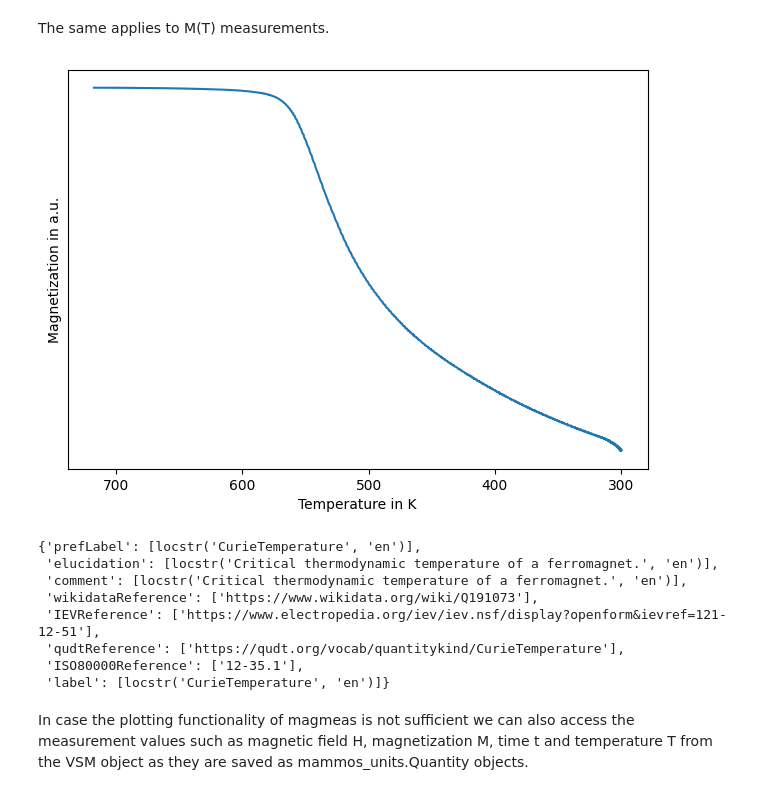
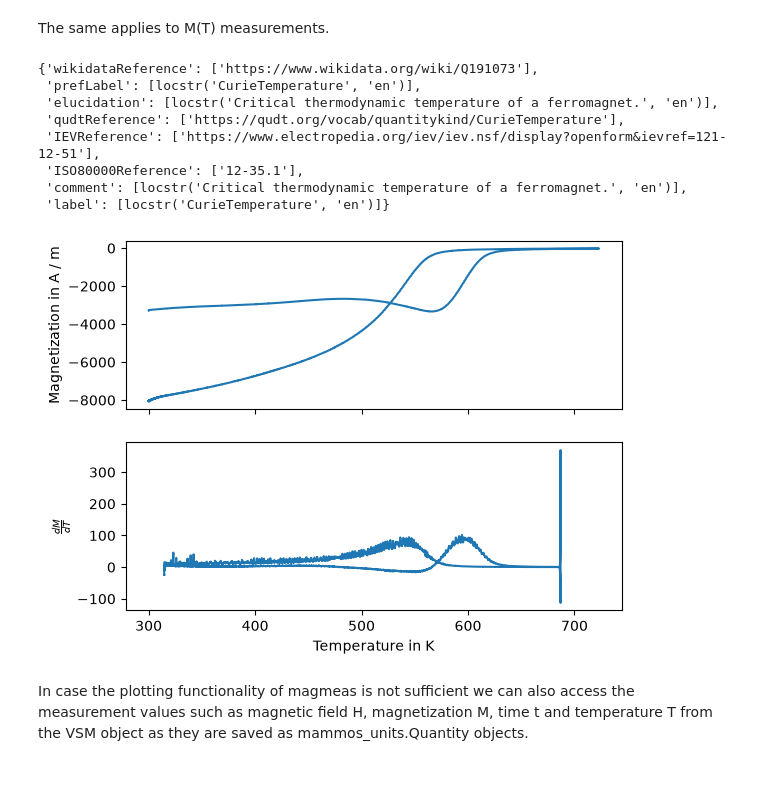
Before and after one commit to MaMMoS-project/nomad-vis, a Jupyter notebook: VSM_vis.ipynb, the cells around one changed output. Drawn from its saved outputs; the diff is of its cells as text; code cells hidden in the pictures.

Commit message:
Updated VSM_vis.ipynb to work with magmeas versoin 0.5.1, adjusted rest of the repo accordingly

```diff
--- a/VSM_vis.ipynb
+++ b/VSM_vis.ipynb
@@ -56,21 +59,21 @@ mh.plot()
 # %% [markdown]
 The same applies to M(T) measurements.
 # %%
-mt = VSM('VSM_MT.DAT')
+mt = magmeas.MT('VSM_MT.DAT')
 
 mt.plot()
 
 mt.Tc.ontology.get_annotations()
 # %% [output]
+{'wikidataReference': ['https://www.wikidata.org/wiki/Q191073'],
+ 'prefLabel': [locstr('CurieTemperature', 'en')],
+ 'elucidation': [locstr('Critical thermodynamic temperature of a ferromagnet.', 'en')],
+ 'qudtReference': ['https://qudt.org/vocab/quantitykind/CurieTemperature'],
+ 'IEVReference': ['https://www.electropedia.org/iev/iev.nsf/display?openform&ievref=121-12-51'],
+ 'ISO80000Reference': ['12-35.1'],
+ 'comment': [locstr('Critical thermodynamic temperature of a ferromagnet.', 'en')],
+ 'label': [locstr('CurieTemperature', 'en')]}
-[figure, old version]
+[figure, new version]
-{'prefLabel': [locstr('CurieTemperature', 'en')],
- 'elucidation': [locstr('Critical thermodynamic temperature of a ferromagnet.', 'en')],
- 'comment': [locstr('Critical thermodynamic temperature of a ferromagnet.', 'en')],
- 'wikidataReference': ['https://www.wikidata.org/wiki/Q191073'],
- 'IEVReference': ['https://www.electropedia.org/iev/iev.nsf/display?openform&ievref=121-12-51'],
- 'qudtReference': ['https://qudt.org/vocab/quantitykind/CurieTemperature'],
- 'ISO80000Reference': ['12-35.1'],
- 'label': [locstr('CurieTemperature', 'en')]}
 # %% [markdown]
 In case the plotting functionality of magmeas is not sufficient we can also access the measurement values such as magnetic field H, magnetization M, time t and temperature T from the VSM object as they are saved as mammos_units.Quantity objects.
 # %%
```
Also changed, not shown: parts of 5 cells of this notebook, 2 other files.
